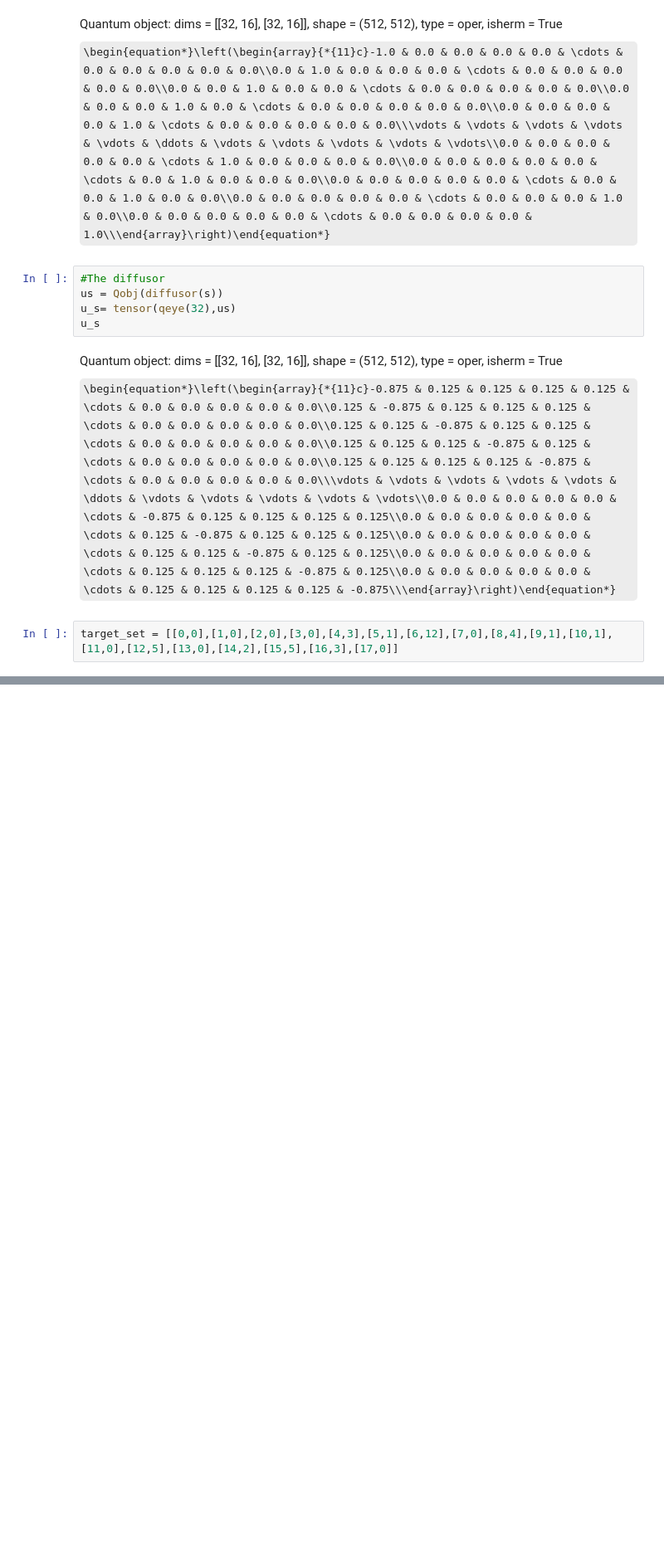
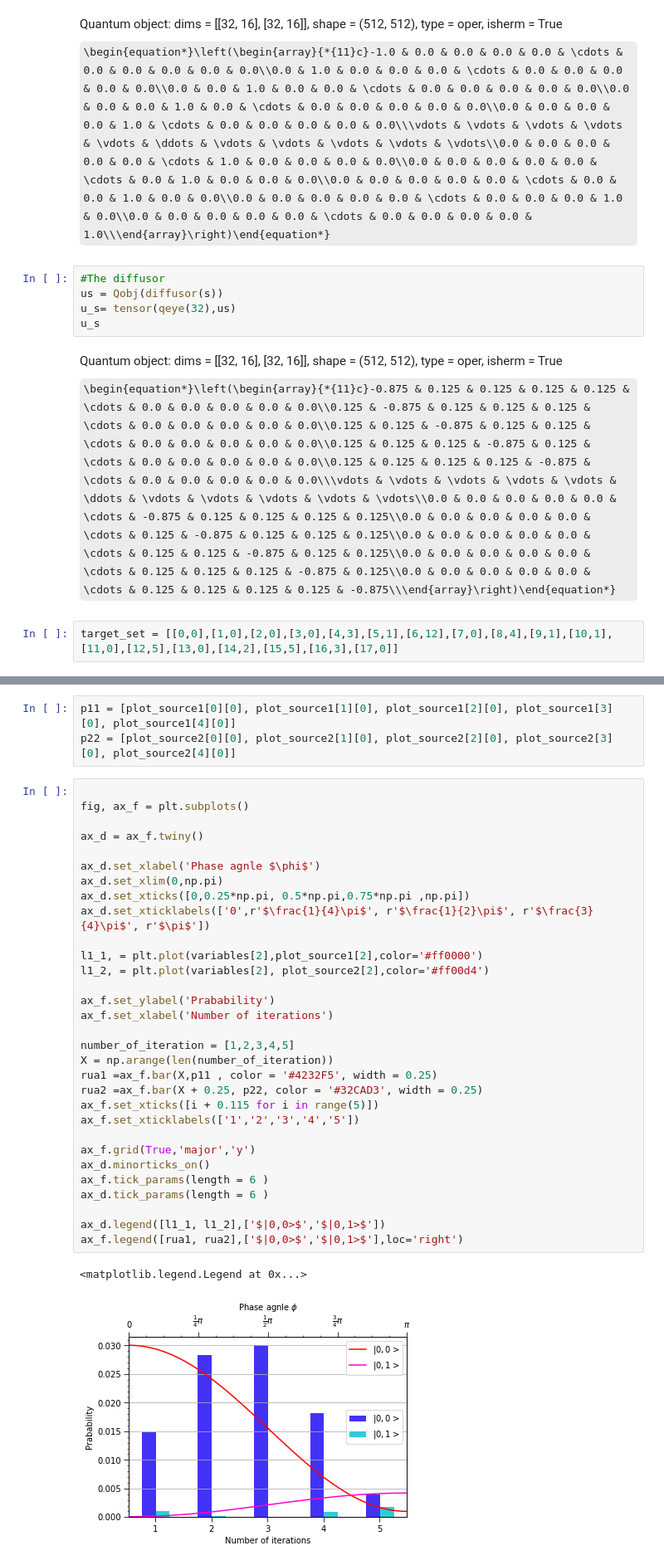
Before and after one commit to RunawayFancy/Grover-simulation-of-SHA-1-DV-searching, a Jupyter notebook: Grover-phase-varying.ipynb, the cells around one changed output, grey strips where cells are left out. Shown at 83% size. Saved outputs shown, nothing was run; the diff lists cells and outputs as text; some formulas as TeX source; blank space fills up the shorter version.

```diff
--- a/Grover-phase-varying.ipynb
+++ b/Grover-phase-varying.ipynb
@@ -172 +196,38 @@ for l in range(101):
+# %%
+p11 = [plot_source1[0][0], plot_source1[1][0], plot_source1[2][0], plot_source1[3][0], plot_source1[4][0]]
+p22 = [plot_source2[0][0], plot_source2[1][0], plot_source2[2][0], plot_source2[3][0], plot_source2[4][0]]
+# %%
+
+fig, ax_f = plt.subplots()
+
+ax_d = ax_f.twiny()
+
+ax_d.set_xlabel('Phase agnle $\phi$')
+ax_d.set_xlim(0,np.pi)
+ax_d.set_xticks([0,0.25*np.pi, 0.5*np.pi,0.75*np.pi ,np.pi])
+ax_d.set_xticklabels(['0',r'$\frac{1}{4}\pi$', r'$\frac{1}{2}\pi$', r'$\frac{3}{4}\pi$', r'$\pi$'])
+
+l1_1, = plt.plot(variables[2],plot_source1[2],color='#ff0000')
+l1_2, = plt.plot(variables[2], plot_source2[2],color='#ff00d4')
+
+ax_f.set_ylabel('Prabability')
+ax_f.set_xlabel('Number of iterations')
+
+number_of_iteration = [1,2,3,4,5]
+X = np.arange(len(number_of_iteration))
+rua1 =ax_f.bar(X,p11 , color = '#4232F5', width = 0.25)
+rua2 =ax_f.bar(X + 0.25, p22, color = '#32CAD3', width = 0.25)
+ax_f.set_xticks([i + 0.115 for i in range(5)])
+ax_f.set_xticklabels(['1','2','3','4','5'])
+
+ax_f.grid(True,'major','y')
+ax_d.minorticks_on()
+ax_f.tick_params(length = 6 )
+ax_d.tick_params(length = 6 )
+
+ax_d.legend([l1_1, l1_2],['$|0,0>$','$|0,1>$'])
+ax_f.legend([rua1, rua2],['$|0,0>$','$|0,1>$'],loc='right')
+# %% [output]
+<matplotlib.legend.Legend at 0x...>
+[figure, added]
 # %%
```
Also changed, not shown: parts of 3 cells of this notebook, 7 other files.
